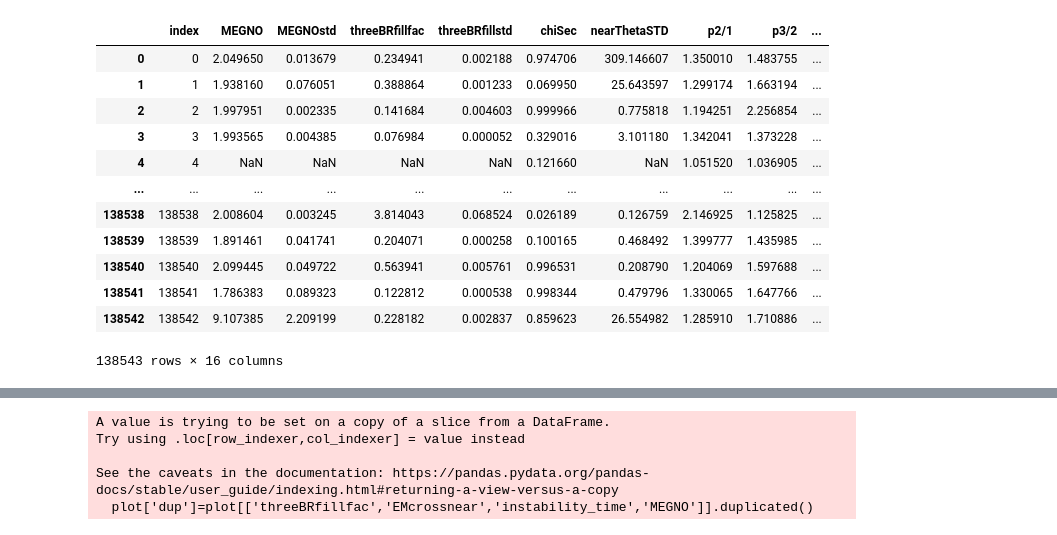
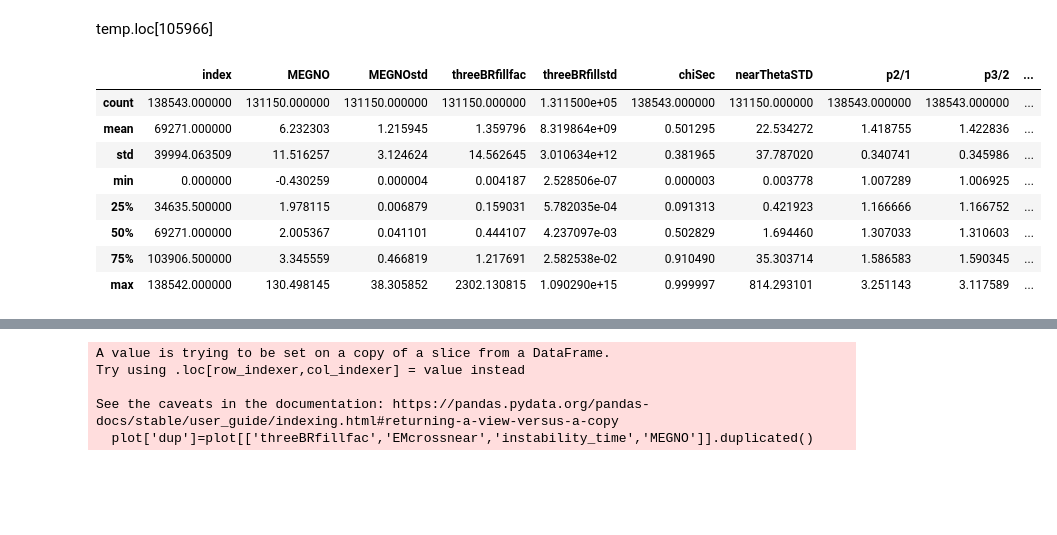
Before and after one commit to Ethadhani/summerSPOCK, a Jupyter notebook: datafilt/thetaSTDunwrap.ipynb, the cells around one changed output, grey strips where cells are left out. Cells and saved outputs as stored; diff of their text form; code cells hidden in the pictures; blank space fills up the shorter version.

```diff
--- a/datafilt/thetaSTDunwrap.ipynb
+++ b/datafilt/thetaSTDunwrap.ipynb
@@ -11,2 +13,2 @@ import simsetup
 # %%
-dataset = pd.read_csv('../modeldata/tryThetaSTDunwrap.csv')
+dataset = pd.read_csv('../modeldata/trydifOrdSTD.csv')
@@ -13,19 +55,17 @@ dataset = pd.read_csv('../modeldata/tryThetaSTDunwrap.csv')
+# %% [markdown]
+temp.loc[105966]
 # %%
-dataset
+dataset.describe()
 # %% [output]
 |  | index | MEGNO | MEGNOstd | threeBRfillfac | threeBRfillstd | chiSec | nearThetaSTD | p2/1 | p3/2 | ... |
-| 0 | 0 | 2.049650 | 0.013679 | 0.234941 | 0.002188 | 0.974706 | 309.146607 | 1.350010 | 1.483755 | ... |
-| 1 | 1 | 1.938160 | 0.076051 | 0.388864 | 0.001233 | 0.069950 | 25.643597 | 1.299174 | 1.663194 | ... |
-| 2 | 2 | 1.997951 | 0.002335 | 0.141684 | 0.004603 | 0.999966 | 0.775818 | 1.194251 | 2.256854 | ... |
-| 3 | 3 | 1.993565 | 0.004385 | 0.076984 | 0.000052 | 0.329016 | 3.101180 | 1.342041 | 1.373228 | ... |
-| 4 | 4 | NaN | NaN | NaN | NaN | 0.121660 | NaN | 1.051520 | 1.036905 | ... |
-| ... | ... | ... | ... | ... | ... | ... | ... | ... | ... | ... |
-| 138538 | 138538 | 2.008604 | 0.003245 | 3.814043 | 0.068524 | 0.026189 | 0.126759 | 2.146925 | 1.125825 | ... |
-| 138539 | 138539 | 1.891461 | 0.041741 | 0.204071 | 0.000258 | 0.100165 | 0.468492 | 1.399777 | 1.435985 | ... |
-| 138540 | 138540 | 2.099445 | 0.049722 | 0.563941 | 0.005761 | 0.996531 | 0.208790 | 1.204069 | 1.597688 | ... |
-| 138541 | 138541 | 1.786383 | 0.089323 | 0.122812 | 0.000538 | 0.998344 | 0.479796 | 1.330065 | 1.647766 | ... |
-| 138542 | 138542 | 9.107385 | 2.209199 | 0.228182 | 0.002837 | 0.859623 | 26.554982 | 1.285910 | 1.710886 | ... |
+| count | 138543.000000 | 131150.000000 | 131150.000000 | 131150.000000 | 1.311500e+05 | 138543.000000 | 131150.000000 | 138543.000000 | 138543.000000 | ... |
+| mean | 69271.000000 | 6.232303 | 1.215945 | 1.359796 | 8.319864e+09 | 0.501295 | 22.534272 | 1.418755 | 1.422836 | ... |
+| std | 39994.063509 | 11.516257 | 3.124624 | 14.562645 | 3.010634e+12 | 0.381965 | 37.787020 | 0.340741 | 0.345986 | ... |
+| min | 0.000000 | -0.430259 | 0.000004 | 0.004187 | 2.528506e-07 | 0.000003 | 0.003778 | 1.007289 | 1.006925 | ... |
+| 25% | 34635.500000 | 1.978115 | 0.006879 | 0.159031 | 5.782035e-04 | 0.091313 | 0.421923 | 1.166666 | 1.166752 | ... |
+| 50% | 69271.000000 | 2.005367 | 0.041101 | 0.444107 | 4.237097e-03 | 0.502829 | 1.694460 | 1.307033 | 1.310603 | ... |
+| 75% | 103906.500000 | 3.345559 | 0.466819 | 1.217691 | 2.582538e-02 | 0.910490 | 35.303714 | 1.586583 | 1.590345 | ... |
+| max | 138542.000000 | 130.498145 | 38.305852 | 2302.130815 | 1.090290e+15 | 0.999997 | 814.293101 | 3.251143 | 3.117589 | ... |
-138543 rows × 16 columns
 # %%
 def hasnull(row):
     numnulls = row.isnull().sum()
```
Also changed, not shown: parts of 13 cells of this notebook, 5 other files.
